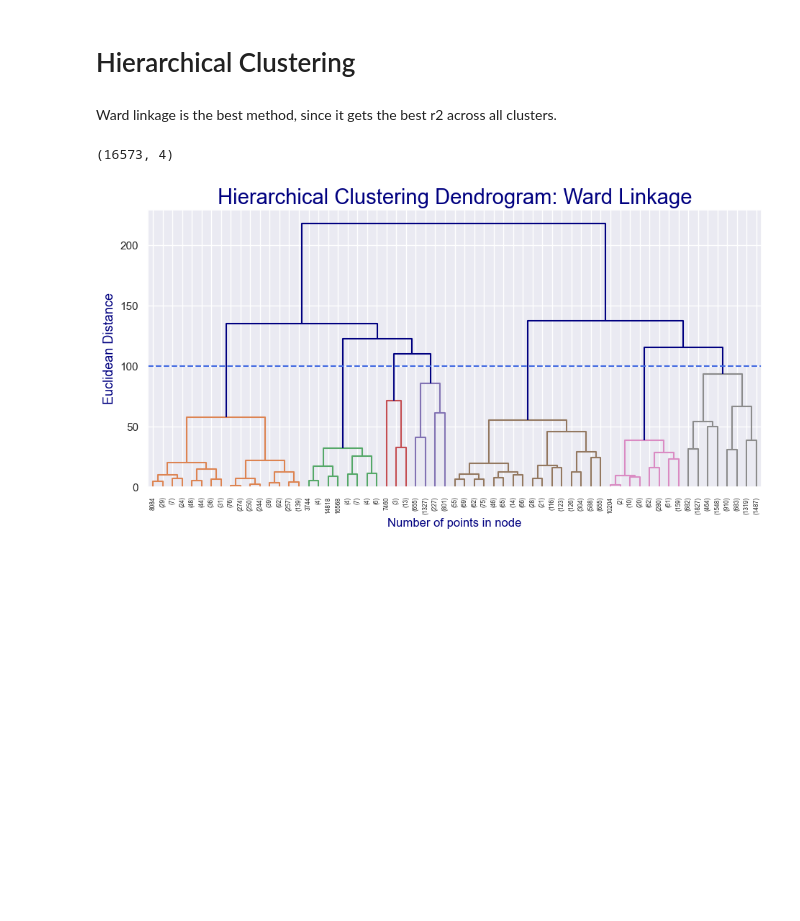
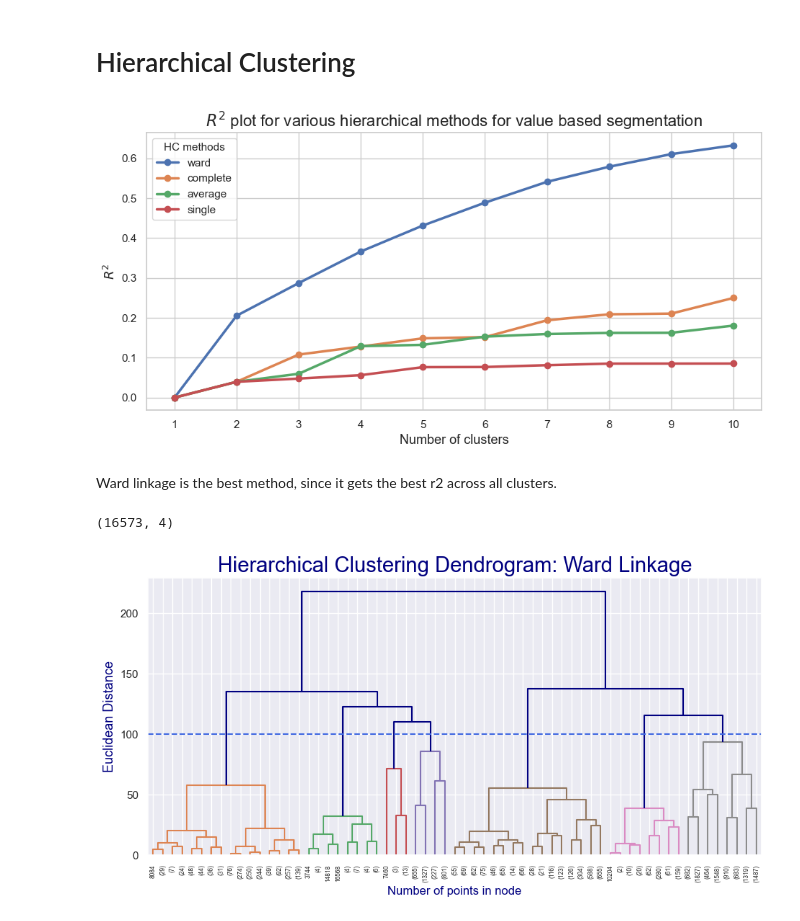
Before and after one commit to calcoafrancisca/Group-39---DM---Part2, a Jupyter notebook: Value-Based-Perspective.ipynb, the cells around one changed output. Cells and saved outputs as stored; diff of their text form; code cells hidden in the pictures; blank space fills up the shorter version.

```diff
--- a/Value-Based-Perspective.ipynb
+++ b/Value-Based-Perspective.ipynb
@@ -119,3 +141,22 @@ df_value_based = pd.DataFrame(df_value_based_scaled, columns=value_features)
+# %%
+# Cell 7: Remove outliers using DBSCAN
+from collections import Counter
+dbscan = DBSCAN(eps=2.0, min_samples=20, n_jobs=4)
+dbscan_labels = dbscan.fit_predict(df_value_based)
+
+# Check outlier count
+outlier_count = Counter(dbscan_labels)
+print(f"DBSCAN results: {outlier_count}")
+print(f"Outliers detected: {outlier_count[-1]}")
+print(f"Core customers: {outlier_count[0]}")
+
+# Save outliers for later classification
+df_out = df_value_based[dbscan_labels == -1].copy()
+
+# Filter to core customers only
+df = df_value_based[dbscan_labels != -1].copy()
+print(f"\nWorking with {len(df):,} core customers")
+print(f"Outliers saved for later: {len(df_out)}")
 # %% [markdown]
 # Hierarchical Clustering
 # %%
@@ -163,37 +204,39 @@ def get_r2_hc(df, link_method, max_nclus, min_nclus=1, dist="euclidean"):
     return np.array(r2)
 
 
-metric_features = df_value_based.columns.tolist()  # your numeric features for clustering
+metric_features = df.columns.tolist()  # your numeric features for clustering
 hc_methods = ["ward", "complete", "average", "single"]
 max_nclus = 10
 
 results = []
 
 for link in hc_methods:
     r2 = get_r2_hc(
-        df=df_value_based[metric_features],
+        df=df[metric_features],
         link_method=link,
         max_nclus=max_nclus,
         min_nclus=1,
         dist="euclidean"
     )
     results.append(r2)
 
 r2_hc = np.vstack(results)
 
 
 sns.set(style="whitegrid")
 plt.figure(figsize=(11,5))
 
 for i, link in enumerate(hc_methods):
     plt.plot(range(1, max_nclus + 1), r2_hc[i], marker='o', linewidth=2.5, label=link)
 
 plt.xlabel("Number of clusters", fontsize=13)
 plt.ylabel("$R^2$", fontsize=13)
 plt.xticks(range(1, max_nclus + 1))
 plt.title("$R^2$ plot for various hierarchical methods for value based segmentation", fontsize=16)
 plt.legend(title="HC methods", title_fontsize=11)
 plt.show()
+# %% [output]
+[figure, added]
 # %% [markdown]
 Ward linkage is the best method, since it gets the best r2 across all clusters.
 # %%
```
Also changed, not shown: parts of 18 cells of this notebook.
